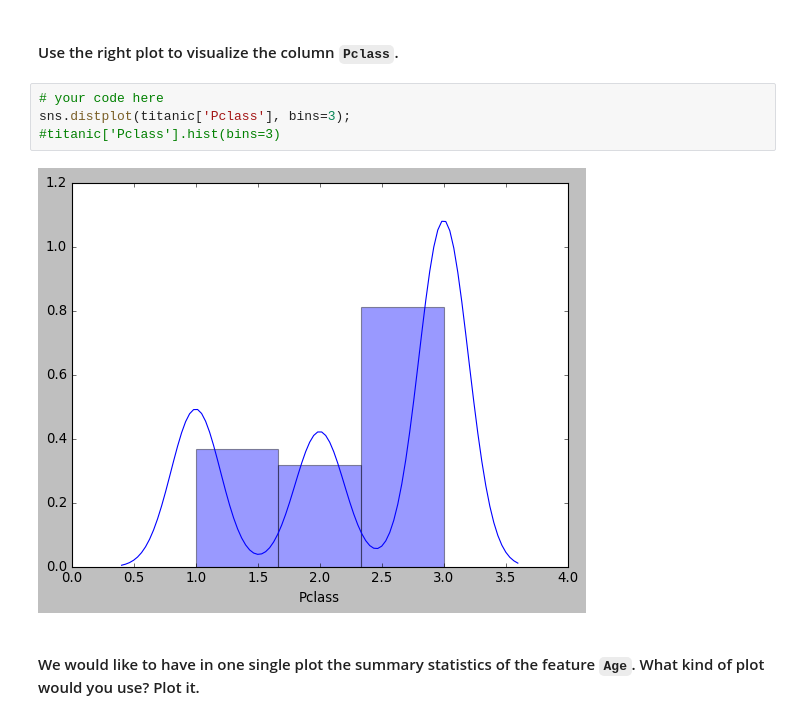
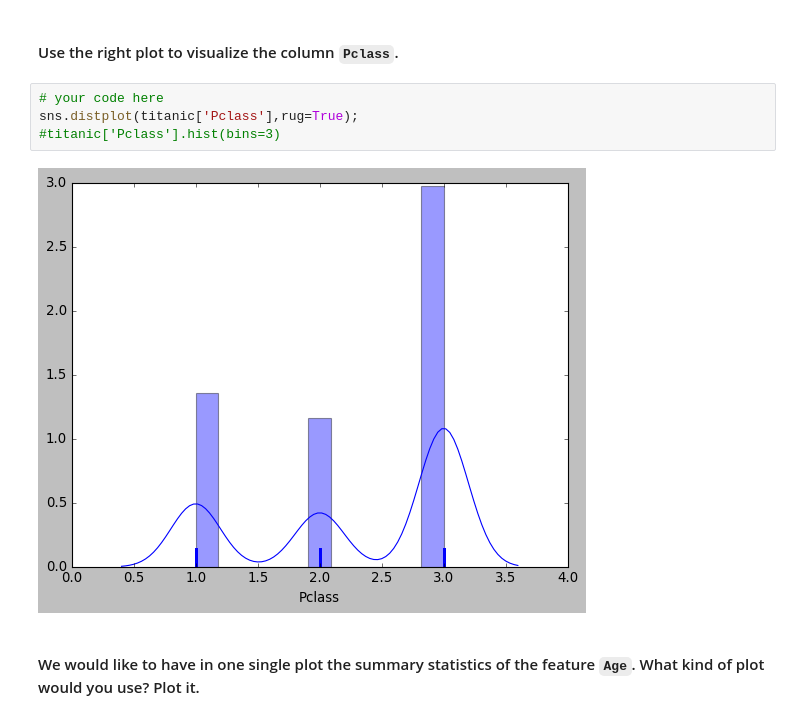
Before and after one commit to Adonis232/dataptmad0420, a Jupyter notebook: module-2/matplotlib-seaborn/your-code/main.ipynb, the cells around one changed output. Cells and saved outputs as stored; diff of their text form.

```diff
--- a/module-2/matplotlib-seaborn/your-code/main.ipynb
+++ b/module-2/matplotlib-seaborn/your-code/main.ipynb
@@ -345,9 +347,9 @@ AttributeError: 'DataFrame' object has no attribute 'split_frac'
 #### Use the right plot to visualize the column `Pclass`.
 # %%
 # your code here
-sns.distplot(titanic['Pclass'], bins=3);
+sns.distplot(titanic['Pclass'],rug=True);
 #titanic['Pclass'].hist(bins=3)
 # %% [output]
-[figure, old version]
+[figure, new version]
 # %% [markdown]
 #### We would like to have in one single plot the summary statistics of the feature `Age`. What kind of plot would you use? Plot it.
```
Also changed, not shown: parts of 4 cells of this notebook.
